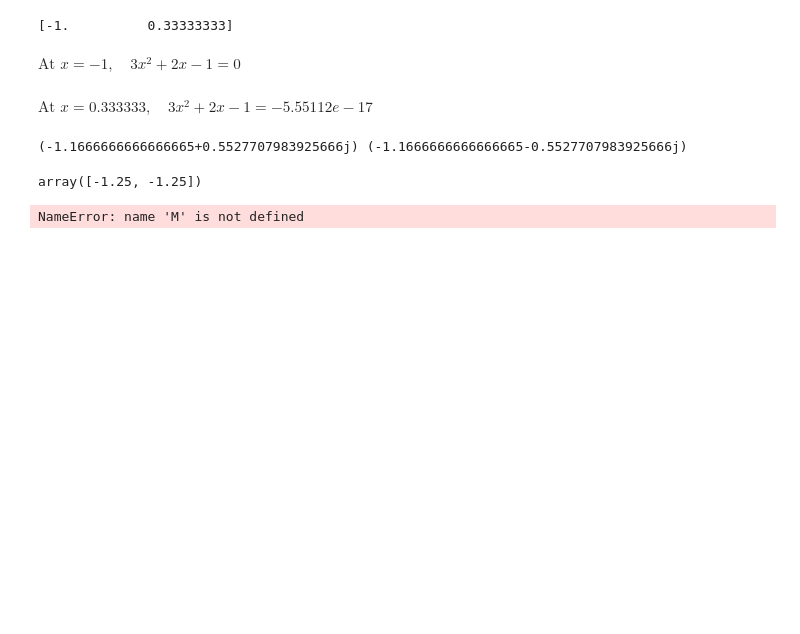
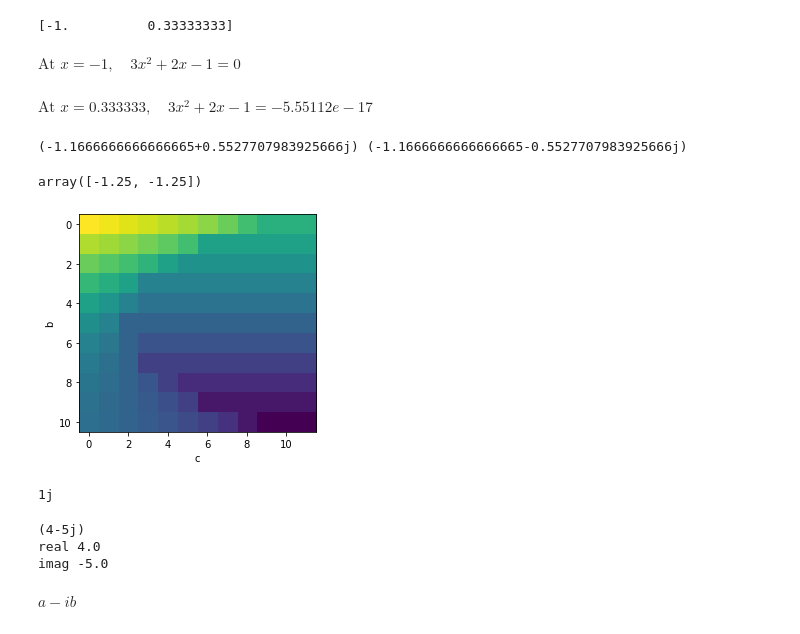
Before and after one commit to RJODRISCOLL/Math-with-py, a Jupyter notebook: Algebra 2.ipynb, the cells around one changed output. Drawn from its saved outputs; the diff is of its cells as text; code cells hidden in the pictures; blank space fills up the shorter version.

```diff
--- a/Algebra 2.ipynb
+++ b/Algebra 2.ipynb
@@ -109,12 +109,47 @@ array([-1.25, -1.25])
 # %%
 a= 1
 b= range(-5,6)
 c = range(-2, 10)
 
 M = np.zeros((len(b), len(c)))
 
 for i in range(0, len(b)):
     for j in range(0, len(c)):
-        M[i, j] = quadeq(a, b[i], c[j])
+        M[i, j] = quadeq(a, b[i], c[j])[0]
+
+
+plt.imshow(M)
+plt.xlabel('c')
+plt.ylabel('b')
+plt.show()
 # %% [output]
-NameError: name 'M' is not defined
+[figure, added]
+# %%
+# complex numbers
+# z + w = (a + c) (b+d)i
+
+print(np.sqrt(-1, dtype = 'complex'))
+# %% [output]
+1j
+# %%
+real = 4
+img = -5
+
+cn1 = np.complex(real, img)
+print(cn1) # j notation
+
+extract_real  = np.real(cn1)
+extract_imag = np.imag(cn1)
+
+print('real',extract_real)
+print('imag',extract_imag)
+# %% [output]
+(4-5j)
+real 4.0
+imag -5.0
+# %%
+a,b = sym.symbols('a, b', real= True)
+z = a + b*sym.I
+sym.conjugate(z)
+# %% [output]
+$\displaystyle a - i b$
```
